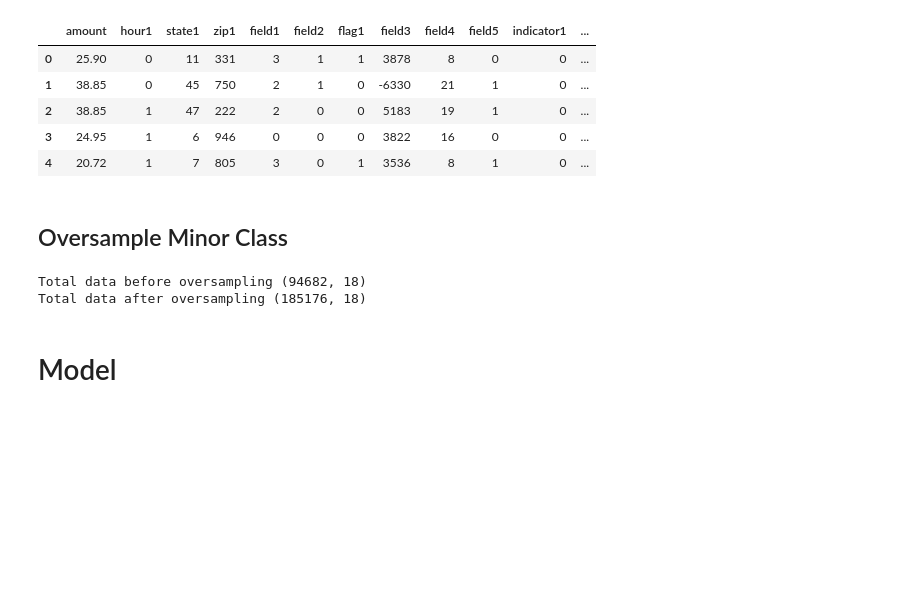
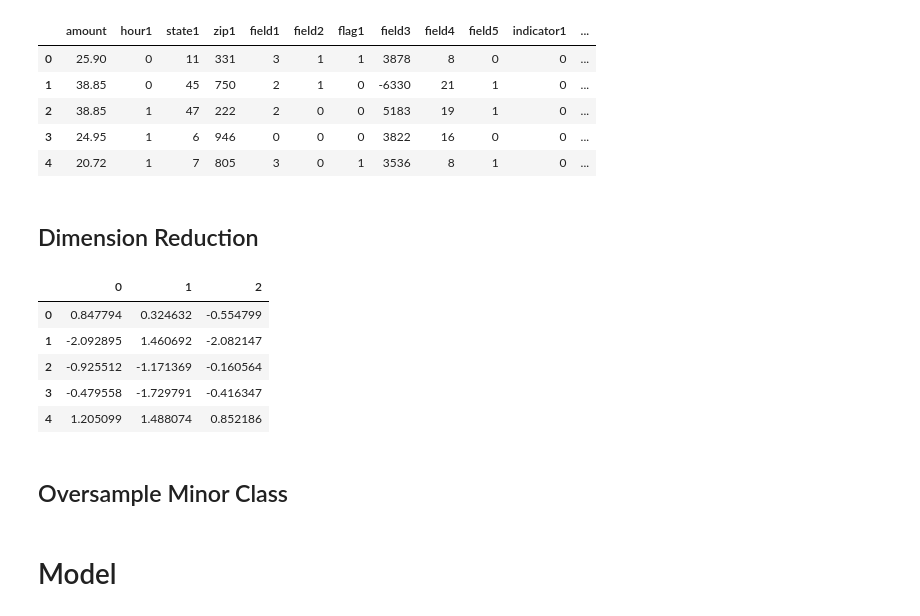
Before and after one commit to ilhamfp/if4041-fraud-detection, a Jupyter notebook: notebook/2. Data Preprocessing, Feature Engineering, & Modeling.ipynb, the cells around one changed output. Drawn from its saved outputs; the diff is of its cells as text; code cells hidden in the pictures; blank space fills up the shorter version.

```diff
--- a/notebook/2. Data Preprocessing, Feature Engineering, & Modeling.ipynb
+++ b/notebook/2. Data Preprocessing, Feature Engineering, & Modeling.ipynb
@@ -109,6 +109,8 @@ label.tail()
 # %%
 from sklearn import preprocessing
 from sklearn.model_selection import train_test_split
+from sklearn.preprocessing import StandardScaler
+from sklearn.decomposition import PCA
 
 def label_encode(data):
     """Hehuhehue Given array of data, label encode.
@@ -156,6 +158,14 @@ def preprocess_oversample_minor_class(data, label):
 
     return data, label
 
+def preprocess_dimension_reduction(data, components):
+    data = StandardScaler().fit_transform(data)
+    pca = PCA(n_components=components)
+    principalComponents = pca.fit_transform(data)
+    principalDf = pd.DataFrame(data = principalComponents)
+
+    return principalDf
+
 def preprocess_generate_new_feature(data):
     """Generating new feature.
 
@@ -225,17 +235,30 @@ data_without_highcorr_feature.head()
 | 2 | 38.85 | 1 | 47 | 222 | 2 | 0 | 0 | 5183 | 19 | 1 | 0 | ... |
 | 3 | 24.95 | 1 | 6 | 946 | 0 | 0 | 0 | 3822 | 16 | 0 | 0 | ... |
 | 4 | 20.72 | 1 | 7 | 805 | 3 | 0 | 1 | 3536 | 8 | 1 | 0 | ... |
+# %% [markdown]
+## Dimension Reduction
+# %%
+# Using PCA
+components = 3
+data_reduced_dimension = preprocess_dimension_reduction(data_without_highcorr_feature, components)
+data_reduced_dimension.head()
+# %% [output]
+|  | 0 | 1 | 2 |
+| 0 | 0.847794 | 0.324632 | -0.554799 |
+| 1 | -2.092895 | 1.460692 | -2.082147 |
+| 2 | -0.925512 | -1.171369 | -0.160564 |
+| 3 | -0.479558 | -1.729791 | -0.416347 |
+| 4 | 1.205099 | 1.488074 | 0.852186 |
 # %% [markdown]
 ## Oversample Minor Class
 # %%
-print("Total data before oversampling", data_without_highcorr_feature.shape)
+# Should be done later while cross validation
 
-data_oversampled, label = preprocess_oversample_minor_class(data_without_highcorr_feature, label)
+# print("Total data before oversampling", data_without_highcorr_feature.shape)
 
-print("Total data after oversampling", data_oversampled.shape)
+# data_oversampled, label = preprocess_oversample_minor_class(data_without_highcorr_feature, label)
+
+# print("Total data after oversampling", data_oversampled.shape)
-# %% [output]
-Total data before oversampling (94682, 18)
-Total data after oversampling (185176, 18)
 # %% [markdown]
 # Model
 # %%
```
Also changed, not shown: parts of 2 cells of this notebook.
